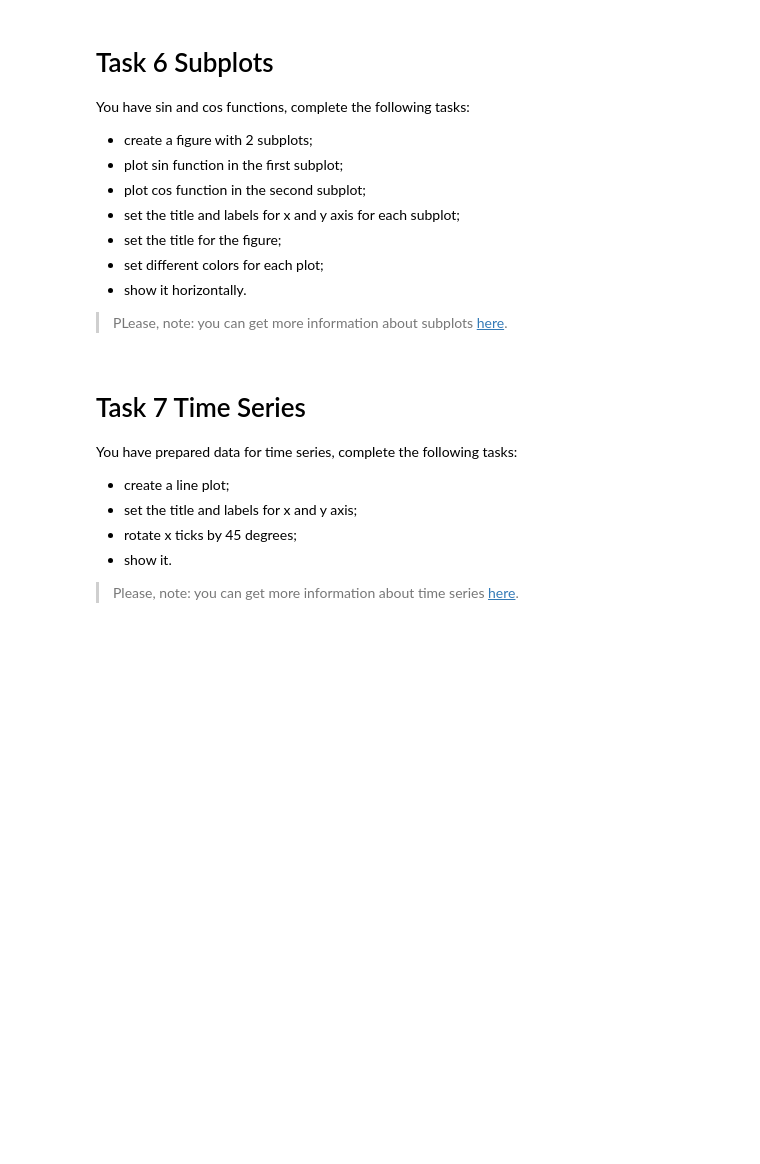
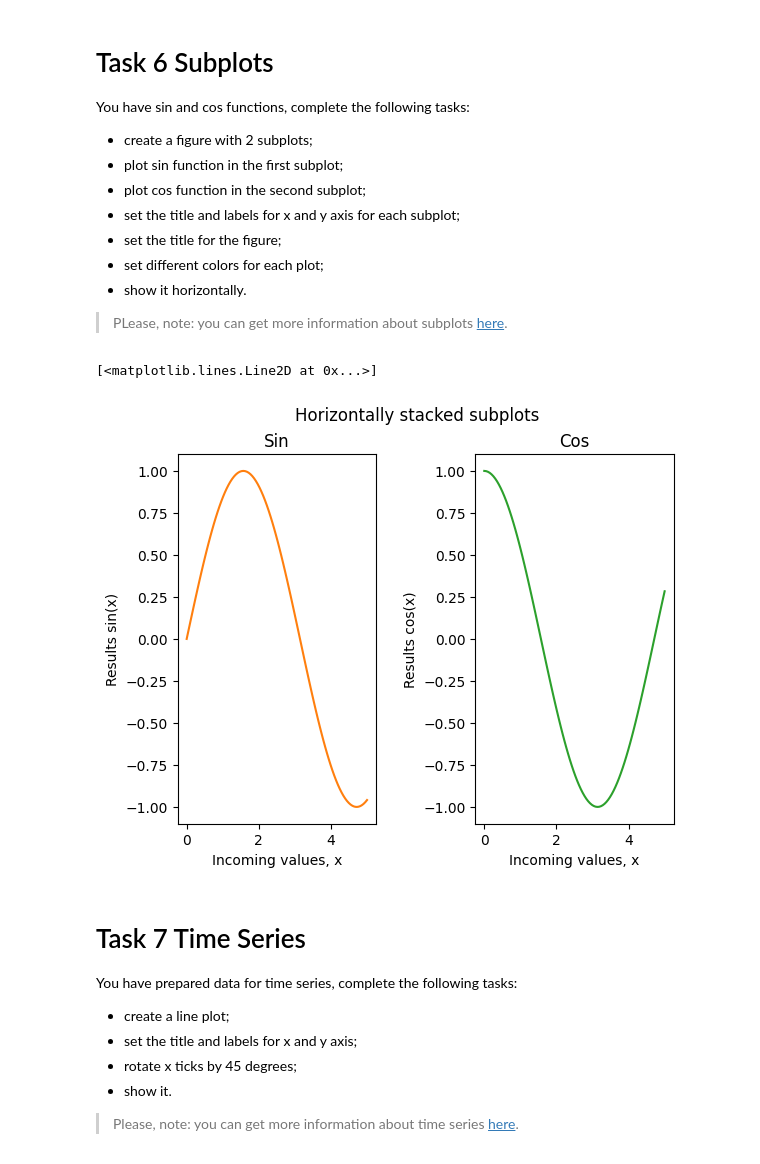
Before and after one commit to mate-academy/py-matplotlib, a Jupyter notebook: app/matplotlib.ipynb, the cells around one changed output. Cells and saved outputs as stored; diff of their text form; code cells hidden in the pictures; blank space fills up the shorter version.

```diff
--- a/app/matplotlib.ipynb
+++ b/app/matplotlib.ipynb
@@ -125,3 +163,23 @@ y2 = np.cos(x)
+# %%
+x = np.linspace(0, 5, 100)
+y1 = np.sin(x)
+y2 = np.cos(x)
+
+# plt.title("Histogram of random numbers")
+# plt.xlabel("Range of values")
+# plt.ylabel("Frequency")
+fig1, (ax1, ax2) = plt.subplots(1, 2)
+fig1.suptitle("Horizontally stacked subplots")
+ax1.set_title("Sin")
+ax1.set(xlabel="Incoming values, x", ylabel="Results sin(x)")
+ax2.set_title("Cos")
+ax2.set(xlabel="Incoming values, x", ylabel="Results cos(x)")
+fig1.subplots_adjust(wspace=0.5)
+ax1.plot(x, y1, "tab:orange")
+ax2.plot(x, y2, "tab:green")
+# %% [output]
+[<matplotlib.lines.Line2D at 0x...>]
+[figure, added]
 # %% [markdown]
 # Task 7 Time Series
 
```
Also changed, not shown: parts of 8 cells of this notebook.
